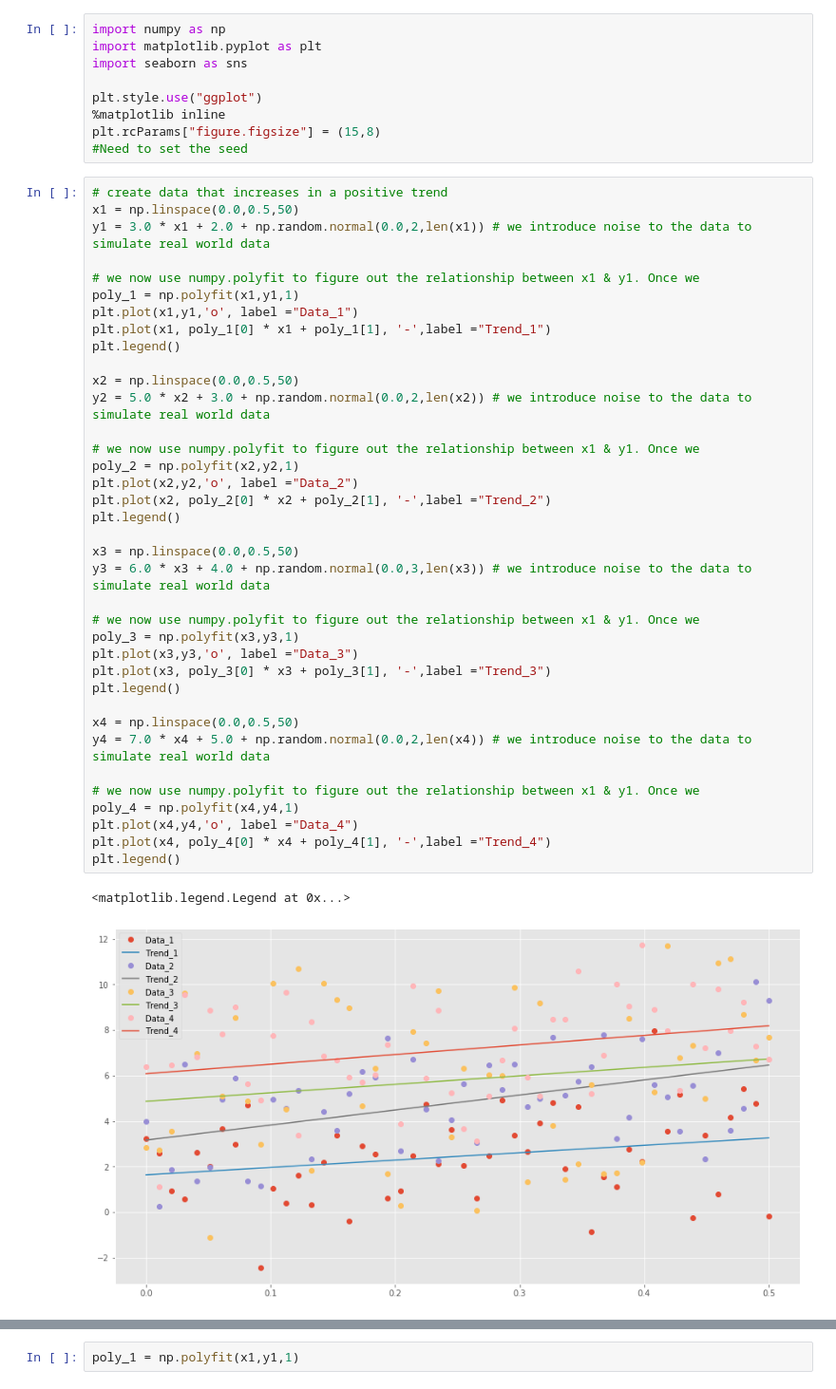
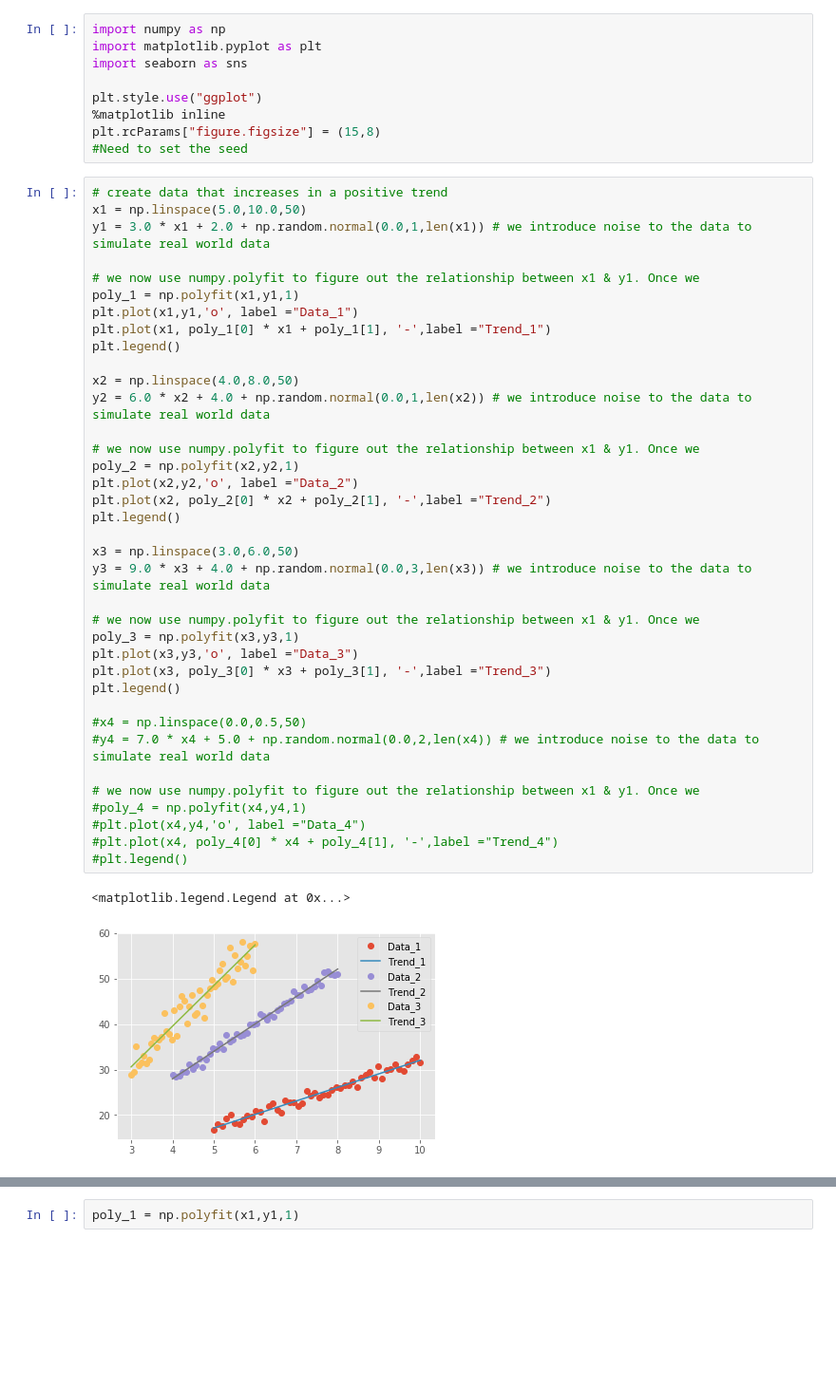
Before and after one commit to shaner1/Fundamentals_Task_20, a Jupyter notebook: Fundamentals_Task.ipynb, the cells around one changed output, grey strips where cells are left out. Shown: that part at 95% size. Saved outputs shown, nothing was run; the diff lists cells and outputs as text; blank space fills up the shorter version.

```diff
--- a/Fundamentals_Task.ipynb
+++ b/Fundamentals_Task.ipynb
@@ -185,42 +346,42 @@ plt.rcParams["figure.figsize"] = (15,8)
 #Need to set the seed
 # %%
 # create data that increases in a positive trend
-x1 = np.linspace(0.0,0.5,50)
-y1 = 3.0 * x1 + 2.0 + np.random.normal(0.0,2,len(x1)) # we introduce noise to the data to simulate real world data
+x1 = np.linspace(5.0,10.0,50)
+y1 = 3.0 * x1 + 2.0 + np.random.normal(0.0,1,len(x1)) # we introduce noise to the data to simulate real world data
 
 # we now use numpy.polyfit to figure out the relationship between x1 & y1. Once we
 poly_1 = np.polyfit(x1,y1,1)
 plt.plot(x1,y1,'o', label ="Data_1")
 plt.plot(x1, poly_1[0] * x1 + poly_1[1], '-',label ="Trend_1")
 plt.legend()
 
-x2 = np.linspace(0.0,0.5,50)
-y2 = 5.0 * x2 + 3.0 + np.random.normal(0.0,2,len(x2)) # we introduce noise to the data to simulate real world data
+x2 = np.linspace(4.0,8.0,50)
+y2 = 6.0 * x2 + 4.0 + np.random.normal(0.0,1,len(x2)) # we introduce noise to the data to simulate real world data
 
 # we now use numpy.polyfit to figure out the relationship between x1 & y1. Once we
 poly_2 = np.polyfit(x2,y2,1)
 plt.plot(x2,y2,'o', label ="Data_2")
 plt.plot(x2, poly_2[0] * x2 + poly_2[1], '-',label ="Trend_2")
 plt.legend()
 
-x3 = np.linspace(0.0,0.5,50)
-y3 = 6.0 * x3 + 4.0 + np.random.normal(0.0,3,len(x3)) # we introduce noise to the data to simulate real world data
+x3 = np.linspace(3.0,6.0,50)
+y3 = 9.0 * x3 + 4.0 + np.random.normal(0.0,3,len(x3)) # we introduce noise to the data to simulate real world data
 
 # we now use numpy.polyfit to figure out the relationship between x1 & y1. Once we
 poly_3 = np.polyfit(x3,y3,1)
 plt.plot(x3,y3,'o', label ="Data_3")
 plt.plot(x3, poly_3[0] * x3 + poly_3[1], '-',label ="Trend_3")
 plt.legend()
 
-x4 = np.linspace(0.0,0.5,50)
-y4 = 7.0 * x4 + 5.0 + np.random.normal(0.0,2,len(x4)) # we introduce noise to the data to simulate real world data
+#x4 = np.linspace(0.0,0.5,50)
+#y4 = 7.0 * x4 + 5.0 + np.random.normal(0.0,2,len(x4)) # we introduce noise to the data to simulate real world data
 
 # we now use numpy.polyfit to figure out the relationship between x1 & y1. Once we
-poly_4 = np.polyfit(x4,y4,1)
-plt.plot(x4,y4,'o', label ="Data_4")
-plt.plot(x4, poly_4[0] * x4 + poly_4[1], '-',label ="Trend_4")
-plt.legend()
+#poly_4 = np.polyfit(x4,y4,1)
+#plt.plot(x4,y4,'o', label ="Data_4")
+#plt.plot(x4, poly_4[0] * x4 + poly_4[1], '-',label ="Trend_4")
+#plt.legend()
 # %% [output]
 <matplotlib.legend.Legend at 0x...>
-[figure, old version]
+[figure, new version]
 # %%
```
Also changed, not shown: parts of 46 cells of this notebook, 1 other file.
